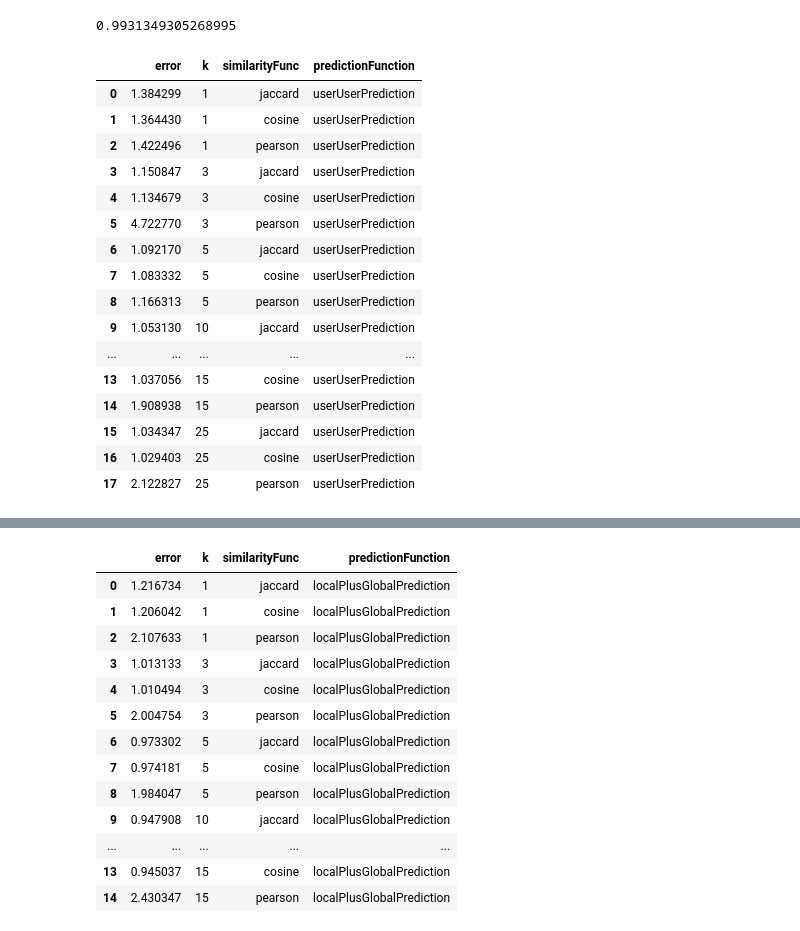
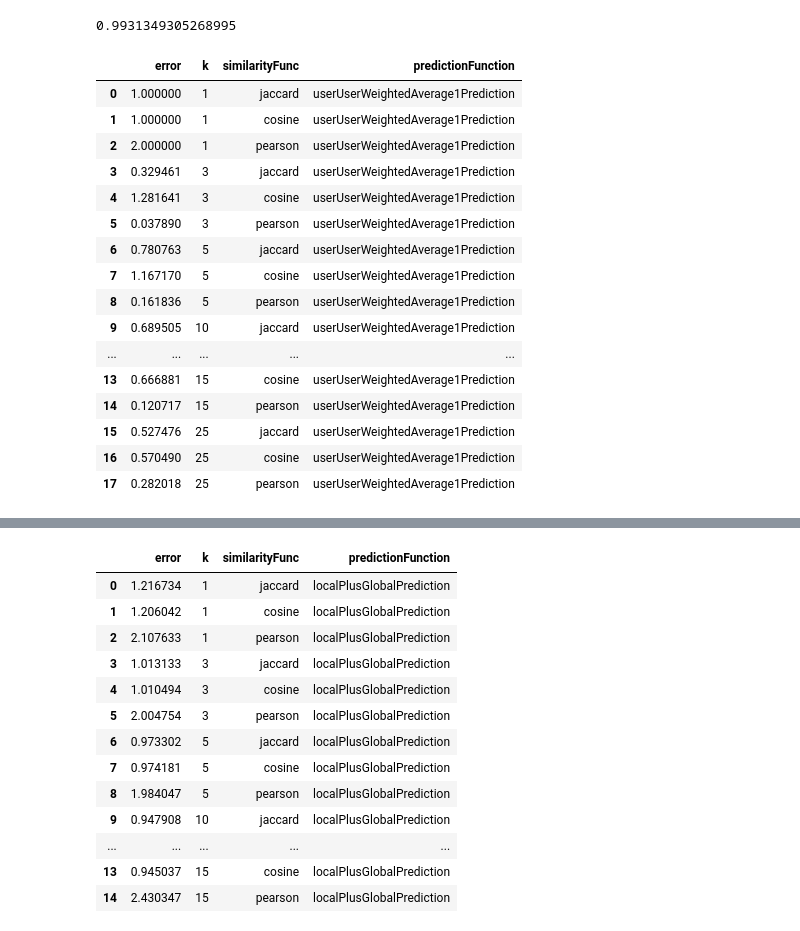
Before and after one commit to RyanChomistek/470hw3, a Jupyter notebook: homework_3.ipynb, the cells around one changed output, grey strips where cells are left out. Drawn from its saved outputs; the diff is of its cells as text; code cells hidden in the pictures.

```diff
--- a/homework_3.ipynb
+++ b/homework_3.ipynb
@@ -504,35 +486,30 @@ def ParallelRMSE(testDf, predictionFunction, predictionFunctionName, ks, simFunc
 # %%
 #user user
-def userUserPrediction(row, k, simFunc):
-    #start = time.time()
+def userUserWeightedAverage1Prediction(row, k, simFunc):
     #if we havent observed any rankings for this guy return global avg
     if(len(train[train.MovieId == row['MovieId']]) == 0):
         return avgGlobal
     score = weightedAverage(row['MovieId'], row['UserId'], simFunc, k, trainingRatingMatrix, trainingRatingMatrixT)
-    #end = time.time()
-    #print(end - start)
     return score
-# %%
-ks = [1,3,5,10,15,25]
-similarityFuncs = {'jaccard' : jaccard,'cosine' : cosine,'pearson' : pearson}
-ParallelRMSE(test, userUserPrediction, "userUserPrediction", ks, similarityFuncs)
-# %% [output]
-|  | error | k | similarityFunc | predictionFunction |
-| 0 | 1.384299 | 1 | jaccard | userUserPrediction |
-| 1 | 1.364430 | 1 | cosine | userUserPrediction |
-| 2 | 1.422496 | 1 | pearson | userUserPrediction |
-| 3 | 1.150847 | 3 | jaccard | userUserPrediction |
-| 4 | 1.134679 | 3 | cosine | userUserPrediction |
-| 5 | 4.722770 | 3 | pearson | userUserPrediction |
-| 6 | 1.092170 | 5 | jaccard | userUserPrediction |
-| 7 | 1.083332 | 5 | cosine | userUserPrediction |
-| 8 | 1.166313 | 5 | pearson | userUserPrediction |
-| 9 | 1.053130 | 10 | jaccard | userUserPrediction |
-| ... | ... | ... | ... | ... |
-| 13 | 1.037056 | 15 | cosine | userUserPrediction |
-| 14 | 1.908938 | 15 | pearson | userUserPrediction |
-| 15 | 1.034347 | 25 | jaccard | userUserPrediction |
-| 16 | 1.029403 | 25 | cosine | userUserPrediction |
-| 17 | 2.122827 | 25 | pearson | userUserPrediction |
+# %%
+ParallelRMSE(test[:1], userUserWeightedAverage1Prediction, "userUserWeightedAverage1Prediction", ks, similarityFuncs)
+# %% [output]
+|  | error | k | similarityFunc | predictionFunction |
+| 0 | 1.000000 | 1 | jaccard | userUserWeightedAverage1Prediction |
+| 1 | 1.000000 | 1 | cosine | userUserWeightedAverage1Prediction |
+| 2 | 2.000000 | 1 | pearson | userUserWeightedAverage1Prediction |
+| 3 | 0.329461 | 3 | jaccard | userUserWeightedAverage1Prediction |
+| 4 | 1.281641 | 3 | cosine | userUserWeightedAverage1Prediction |
+| 5 | 0.037890 | 3 | pearson | userUserWeightedAverage1Prediction |
+| 6 | 0.780763 | 5 | jaccard | userUserWeightedAverage1Prediction |
+| 7 | 1.167170 | 5 | cosine | userUserWeightedAverage1Prediction |
+| 8 | 0.161836 | 5 | pearson | userUserWeightedAverage1Prediction |
+| 9 | 0.689505 | 10 | jaccard | userUserWeightedAverage1Prediction |
+| ... | ... | ... | ... | ... |
+| 13 | 0.666881 | 15 | cosine | userUserWeightedAverage1Prediction |
+| 14 | 0.120717 | 15 | pearson | userUserWeightedAverage1Prediction |
+| 15 | 0.527476 | 25 | jaccard | userUserWeightedAverage1Prediction |
+| 16 | 0.570490 | 25 | cosine | userUserWeightedAverage1Prediction |
+| 17 | 0.282018 | 25 | pearson | userUserWeightedAverage1Prediction |
 # %%
 #user user2
```
Also changed, not shown: parts of 13 cells of this notebook.
